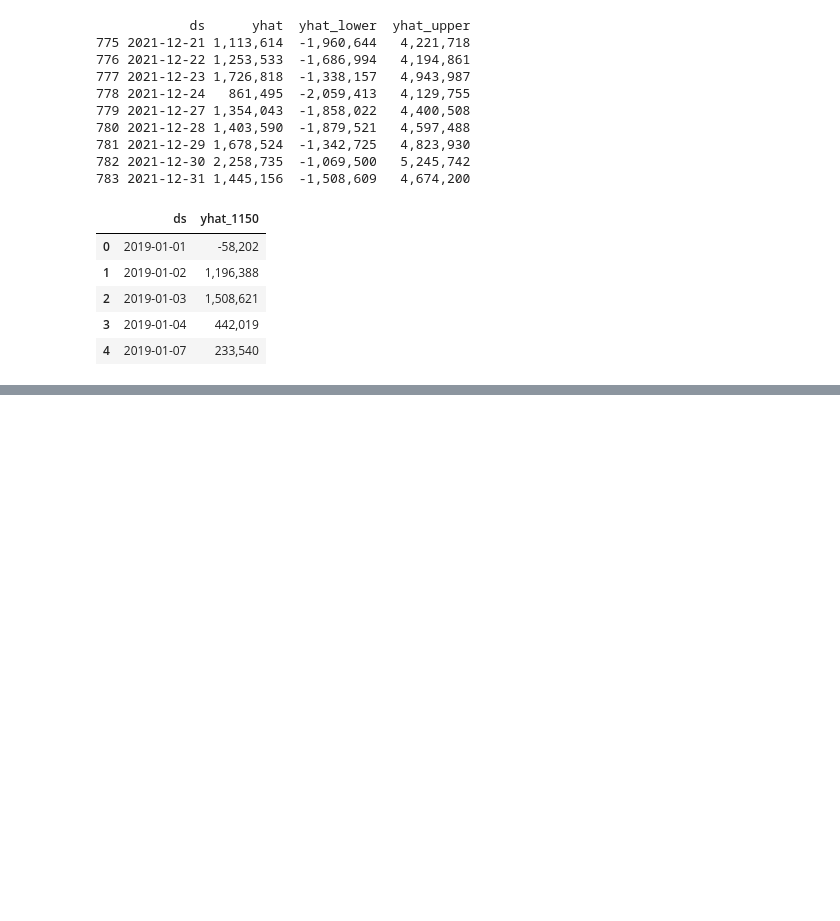
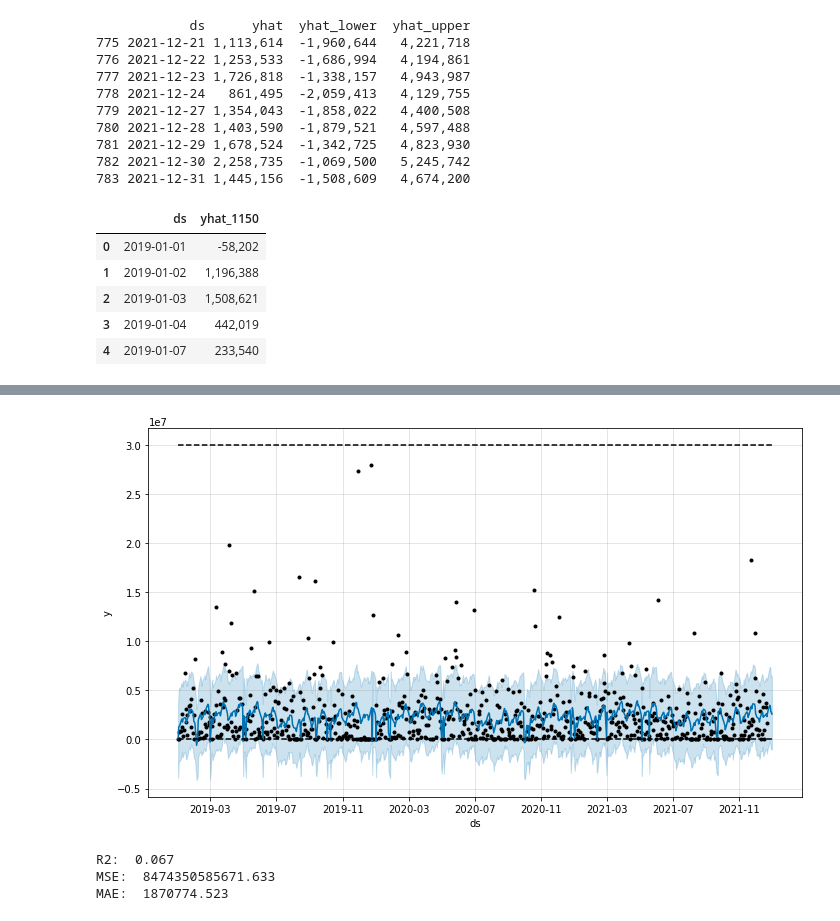
Before and after one commit to parkyw2/keggle, a Jupyter notebook: 기재품_소모품비_공장별.ipynb, the cells around one changed output, grey strips where cells are left out. Drawn from its saved outputs; the diff is of its cells as text; code cells hidden in the pictures; blank space fills up the shorter version.

```diff
--- a/기재품_소모품비_공장별.ipynb
+++ b/기재품_소모품비_공장별.ipynb
@@ -590,0 +671,15 @@ final_1150.head()
+# %%
+fig = m.plot(m.predict(future))
+# %% [output]
+[figure, added]
+# %%
+r2 = round(r2_score(df_1160["y"], preds), 3)
+mse = round(mean_squared_error(df_1160["y"], preds), 3)
+mae = round(mean_absolute_error(df_1160["y"], preds), 3)
+print("R2: ", r2)
+print("MSE: ", mse)
+print("MAE: ", mae)
+# %% [output]
+R2:  0.067
+MSE:  8474350585671.633
+MAE:  1870774.523
```
Also changed, not shown: parts of 34 cells of this notebook.
